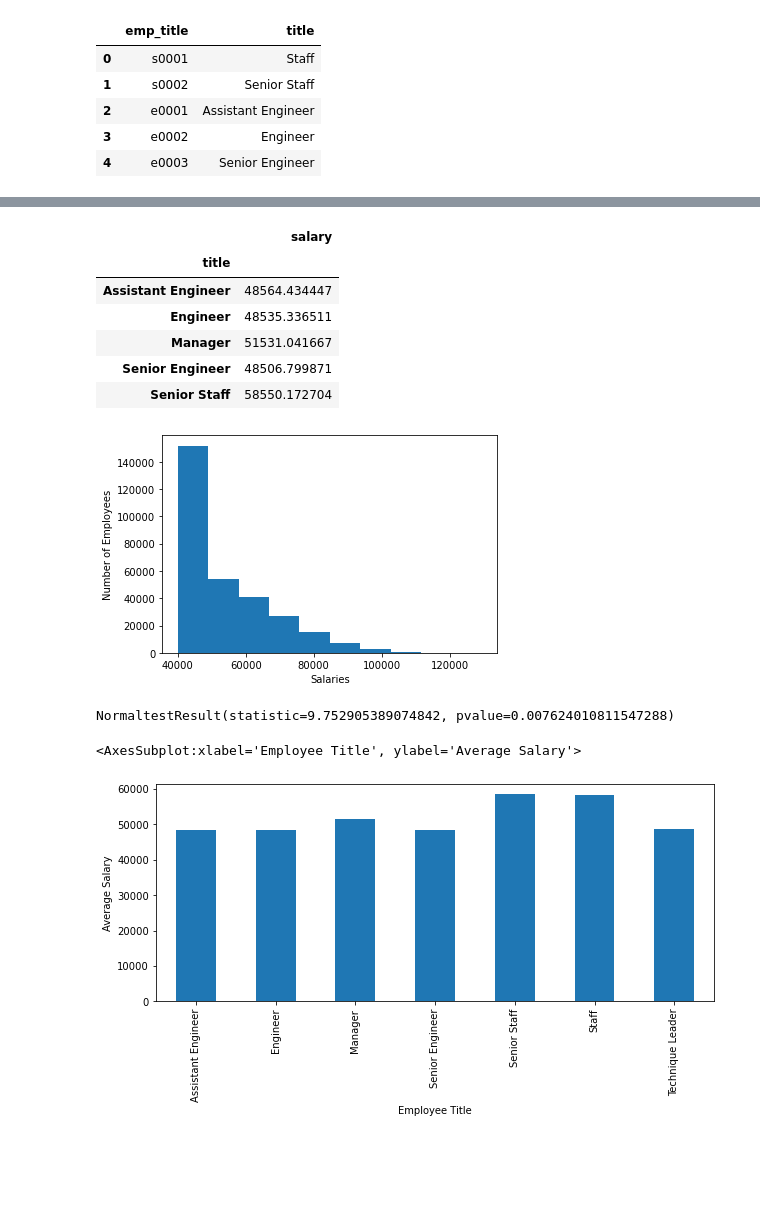
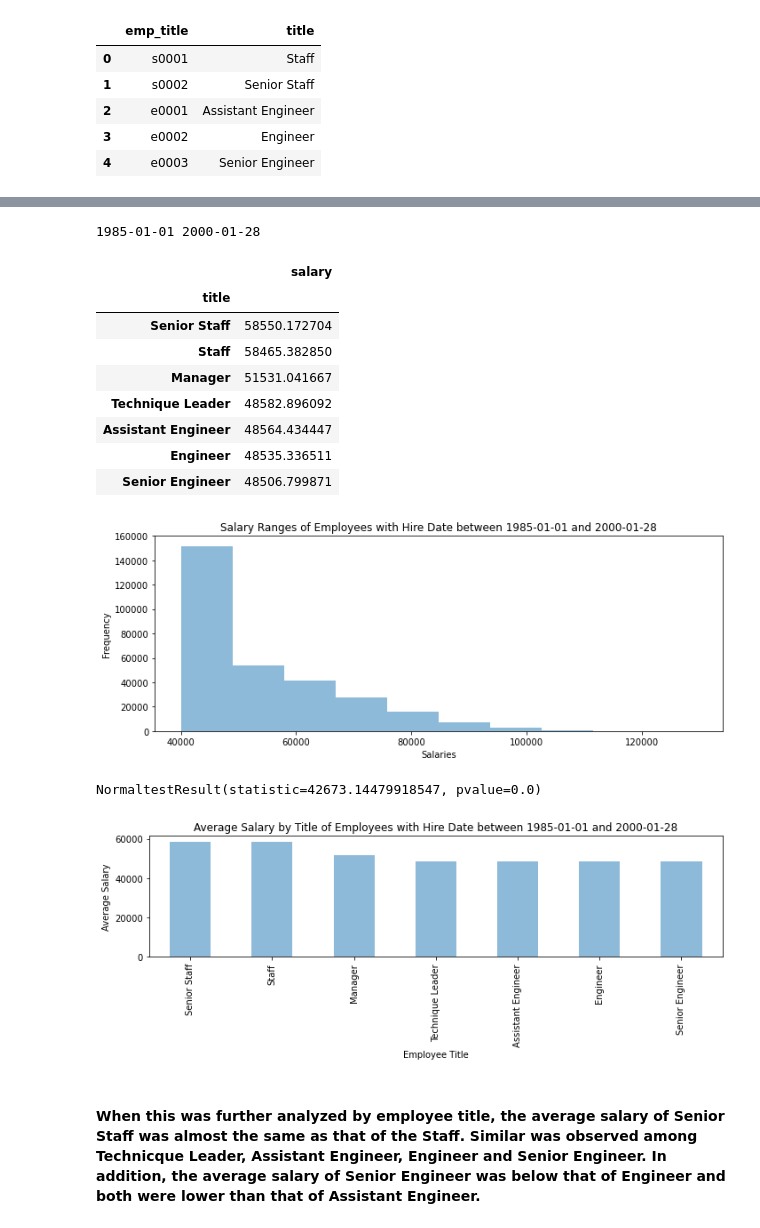
Before and after one commit to elau1112/sql-challenge_, a Jupyter notebook: SQL_Challenge_.ipynb, the cells around one changed output, grey strips where cells are left out. Cells and saved outputs as stored; diff of their text form; code cells hidden in the pictures; blank space fills up the shorter version.

```diff
--- a/SQL_Challenge_.ipynb
+++ b/SQL_Challenge_.ipynb
@@ -42,0 +52,5 @@ salaryA.head()
+# %%
+step = round((max(salaryA["salary"])-min(salaryA["salary"]))/10)
+bin_range = np.arange(min(salaryA["salary"]), max(salaryA["salary"])+ step, step)
+salaryA["salary_range"] = pd.cut(salaryA["salary"], bin_range, include_lowest=True)
+salaryA["salary_range"].value_counts()
@@ -98,6 +143,6 @@ title1.head()
 | 3 | e0002 | Engineer |
 | 4 | e0003 | Senior Engineer |
 # %%
-combined1=pd.merge(salaryA, employees, on="emp_no", how="inner")
+combined1=pd.merge(employees, salaryA, on="emp_no", how="inner")
 combined1.head()
 # %% [output]
@@ -120,27 +165,41 @@ combined2.head()
+# %%
+print(min(combined2["hire_date"]), max(combined2["hire_date"]))
+# %% [output]
+1985-01-01 2000-01-28
 # %%
 combined3 = combined2[["title", "salary"]]
 combined = combined3.groupby(['title']).mean()
-combined = combined.sort_values('title', ascending=True)
-combined.head()
+combined = combined.sort_values('salary', ascending=False)
+combined
 # %% [output]
 |  | salary |
 | title |  |
+| Senior Staff | 58550.172704 |
+| Staff | 58465.382850 |
+| Manager | 51531.041667 |
+| Technique Leader | 48582.896092 |
 | Assistant Engineer | 48564.434447 |
 | Engineer | 48535.336511 |
-| Manager | 51531.041667 |
 | Senior Engineer | 48506.799871 |
-| Senior Staff | 58550.172704 |
 # %%
-plt.hist(salaryA["salary"])
+plt.figure(figsize=(10,4))
+plt.hist(combined2["salary"], bins=10, alpha=0.5)
 plt.xlabel('Salaries')
-plt.ylabel('Number of Employees')
+plt.ylabel('Frequency')
+plt.ylim(0, 160000)
+plt.title("Salary Ranges of Employees with Hire Date between 1985-01-01 and 2000-01-28")
+plt.tight_layout()
 plt.show()
-print(sts.normaltest(salaryA["salary"].sample(50)))
+print(sts.normaltest(salaryA["salary"].sample(len(salaryA))))
 # %% [output]
-[figure, old version]
+[figure, new version]
-NormaltestResult(statistic=9.752905389074842, pvalue=0.007624010811547288)
+NormaltestResult(statistic=42673.14479918547, pvalue=0.0)
 # %%
-combined.plot(kind="bar", figsize=(10,4), xlabel = "Employee Title", ylabel="Average Salary", legend=False)
+combined.plot(kind="bar", figsize=(10,4), xlabel = "Employee Title", ylabel="Average Salary", legend=False, alpha=0.5)
+plt.title("Average Salary by Title of Employees with Hire Date between 1985-01-01 and 2000-01-28")
+plt.tight_layout()
+plt.show()
 # %% [output]
-<AxesSubplot:xlabel='Employee Title', ylabel='Average Salary'>
-[figure, old version]
+[figure, new version]
+# %% [markdown]
+#### When this was further analyzed by employee title, the average salary of Senior Staff was almost the same as that of the Staff. Similar was observed among Technicque Leader, Assistant Engineer, Engineer and Senior Engineer. In addition, the average salary of Senior Engineer was below that of Engineer and both were lower than that of Assistant Engineer.
```
Also changed, not shown: parts of 7 cells of this notebook, 8 other files.
